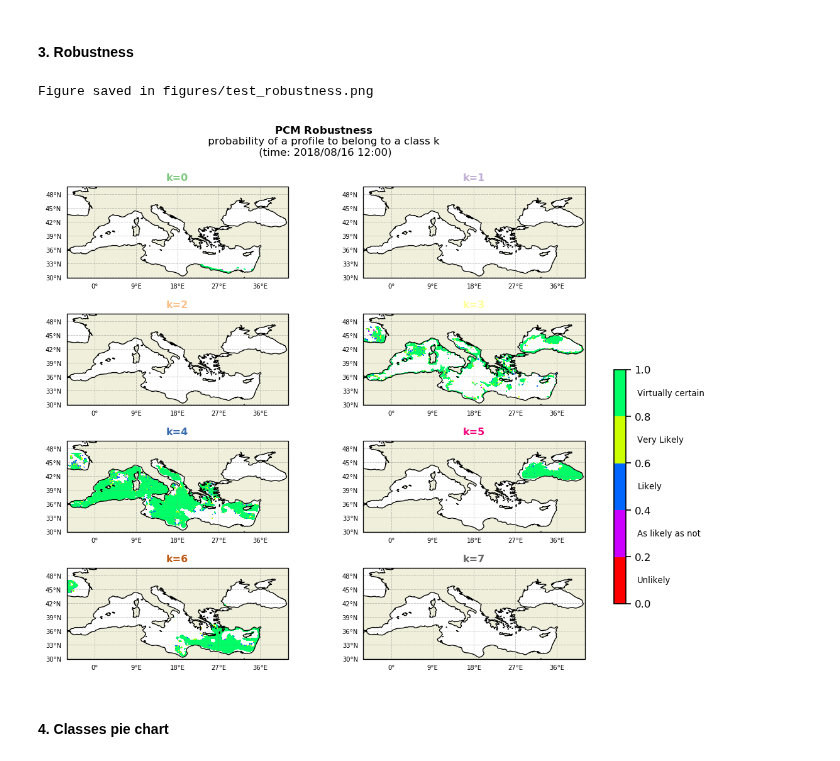
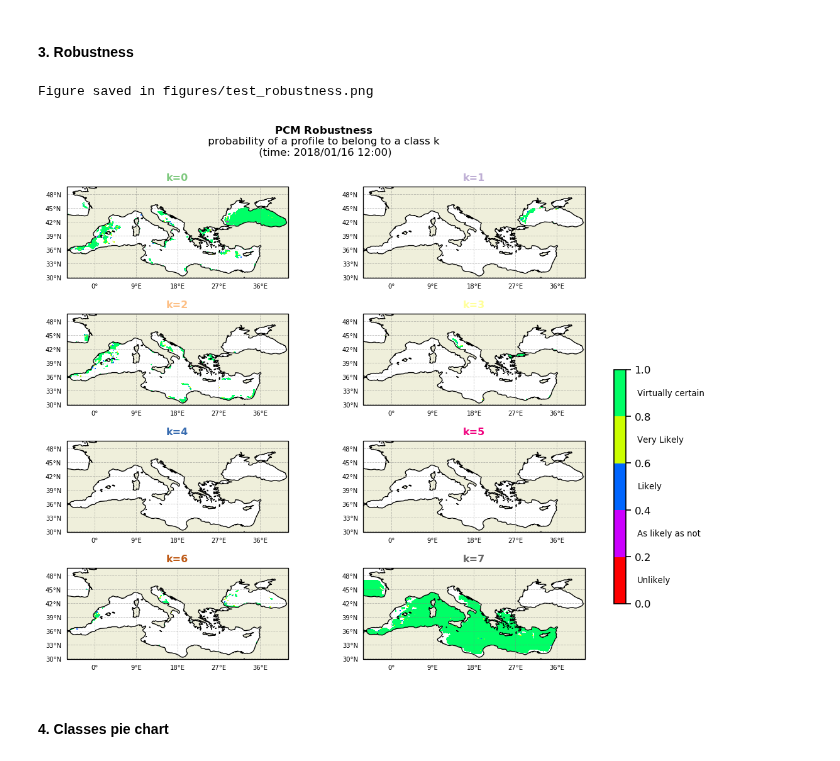
Before and after one commit to euroargodev/BlueCloud, a Jupyter notebook: predict_PCMlabels_and_plot.ipynb, the cells around one changed output. Drawn from its saved outputs; the diff is of its cells as text; code cells hidden in the pictures.

```diff
--- a/predict_PCMlabels_and_plot.ipynb
+++ b/predict_PCMlabels_and_plot.ipynb
@@ -210,12 +208,12 @@ Figure saved in figures/test.png
 #### __3. Robustness__
 # %%
 # Input should have only one time step
-P.plot_robustness(time_slice=7)
+P.plot_robustness(time_slice="2018-01-01")
 #P.save_BlueCloud('figures/robustness_EX.png')
 P.save_BlueCloud('figures/test_robustness.png')
 # %% [output]
 Figure saved in figures/test_robustness.png
-[figure, old version]
+[figure, new version]
 # %% [markdown]
 #### __4. Classes pie chart__
 # %%
```
Also changed, not shown: parts of 1 cell of this notebook, 3 other files.
